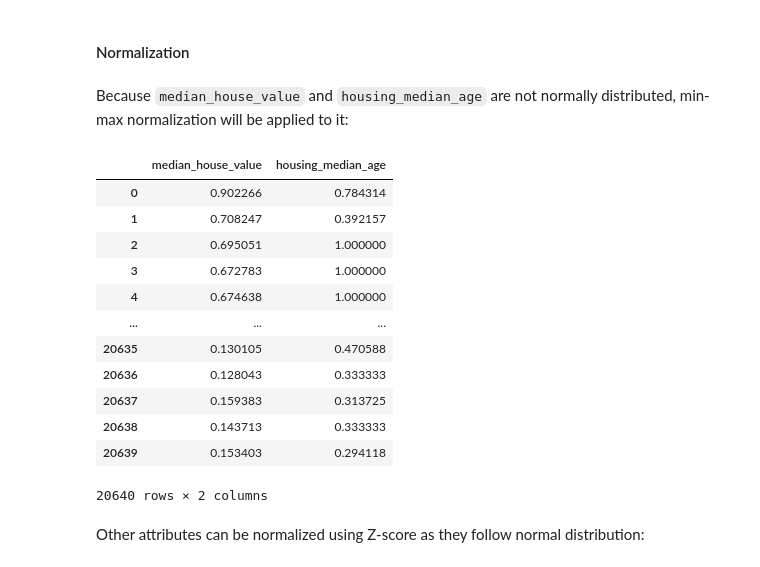
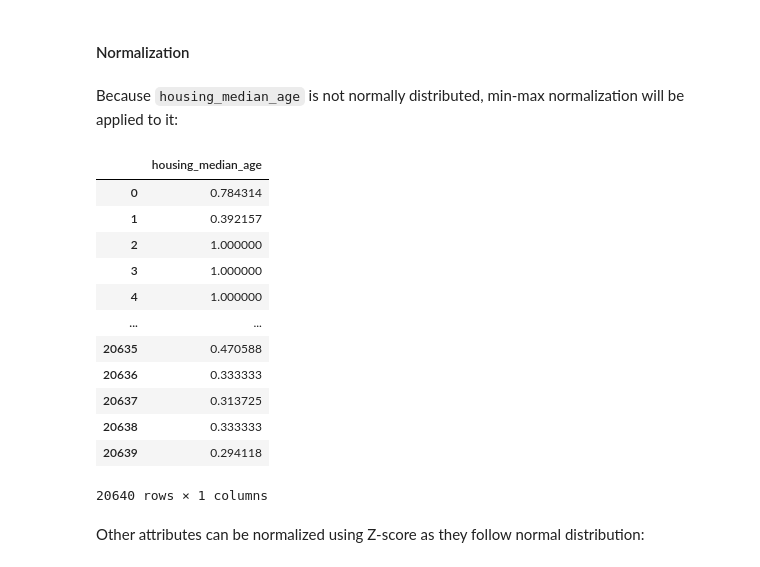
Before and after one commit to Yessirskiy/ZNEUS-25-Houses, a Jupyter notebook: main.ipynb, the cells around one changed output. Drawn from its saved outputs; the diff is of its cells as text; code cells hidden in the pictures.

```diff
--- a/main.ipynb
+++ b/main.ipynb
@@ -238,7 +238,7 @@ plt.show()
 # %% [markdown]
 #### Transformation
 # %%
-trans_cols = df.drop(columns=["longitude", "latitude"])
+trans_cols = df.drop(columns=["median_house_value", "longitude", "latitude"])
 trans_cols
 df_trans = df.copy()
 df_trans[trans_cols.columns] = np.log1p(df_trans[trans_cols.columns])
@@ -282,26 +282,26 @@ plt.show()
 # %% [markdown]
 #### Normalization
 # %% [markdown]
-Because `median_house_value` and `housing_median_age` are not normally distributed, min-max normalization will be applied to it:
+Because `housing_median_age` is not normally distributed, min-max normalization will be applied to it:
 # %%
 df_norm = df_trans.copy()
-cols = ["median_house_value", "housing_median_age"]
+cols = ["housing_median_age"]
 df_norm[cols] = (df[cols] - df[cols].min()) / (df[cols].max() - df[cols].min())
 df_norm[cols]
 # %% [output]
-|  | median_house_value | housing_median_age |
-| 0 | 0.902266 | 0.784314 |
-| 1 | 0.708247 | 0.392157 |
-| 2 | 0.695051 | 1.000000 |
-| 3 | 0.672783 | 1.000000 |
-| 4 | 0.674638 | 1.000000 |
-| ... | ... | ... |
-| 20635 | 0.130105 | 0.470588 |
-| 20636 | 0.128043 | 0.333333 |
-| 20637 | 0.159383 | 0.313725 |
-| 20638 | 0.143713 | 0.333333 |
-| 20639 | 0.153403 | 0.294118 |
+|  | housing_median_age |
+| 0 | 0.784314 |
+| 1 | 0.392157 |
+| 2 | 1.000000 |
+| 3 | 1.000000 |
+| 4 | 1.000000 |
+| ... | ... |
+| 20635 | 0.470588 |
+| 20636 | 0.333333 |
+| 20637 | 0.313725 |
+| 20638 | 0.333333 |
+| 20639 | 0.294118 |
-20640 rows × 2 columns
+20640 rows × 1 columns
 # %% [markdown]
 Other attributes can be normalized using Z-score as they follow normal distribution:
 # %%
```
Also changed, not shown: parts of 5 cells of this notebook, 2 other files.
